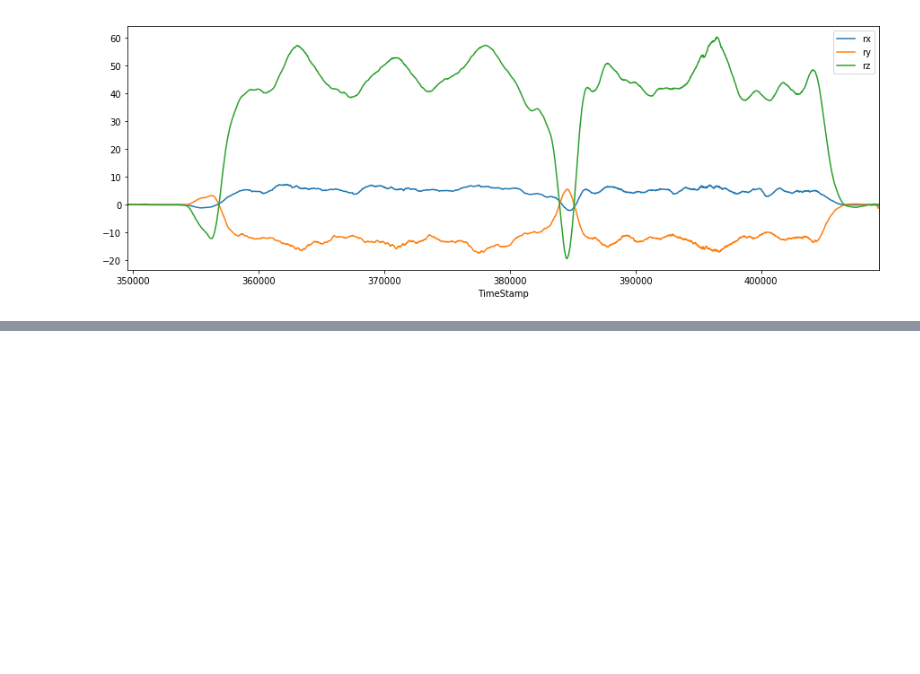
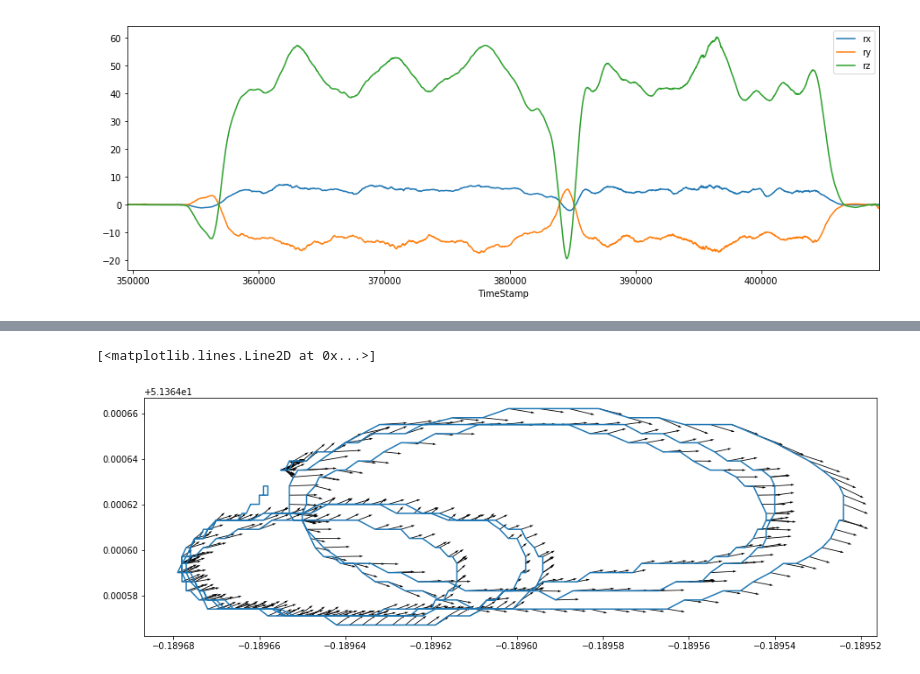
Before and after one commit to SGSVertigo/vertigo-python, a Jupyter notebook: Plot.ipynb, the cells around one changed output, grey strips where cells are left out. Cells and saved outputs as stored; diff of their text form; code cells hidden in the pictures; blank space fills up the shorter version.

```diff
--- a/Plot.ipynb
+++ b/Plot.ipynb
@@ -140,0 +132,12 @@ quat_matched_imu_world.plot(x='TimeStamp',y=['rx','ry','rz'])
+# %%
+time_sorted_imu_world = Processing.matchIMUtoGPS(quat_matched_imu_world,gps)
+#We downsample the data as the full set is hard to render!
+quiver_plot_output = time_sorted_imu_world[0::10].copy()
+quiver_plot_output['ax'] = quiver_plot_output['ax'].rolling(window=100).mean()
+quiver_plot_output['ay'] = quiver_plot_output['ay'].rolling(window=100).mean()
+plt.quiver(quiver_plot_output['x'], quiver_plot_output['y'],quiver_plot_output['ax'], quiver_plot_output['ay'], width=0.001)
+plt.plot(gps['x'], gps['y'])
+#mplleaflet.display(tiles="esri_aerial")
+# %% [output]
+[<matplotlib.lines.Line2D at 0x...>]
+[figure, added]
```
Also changed, not shown: parts of 18 cells of this notebook, 1 other file.
